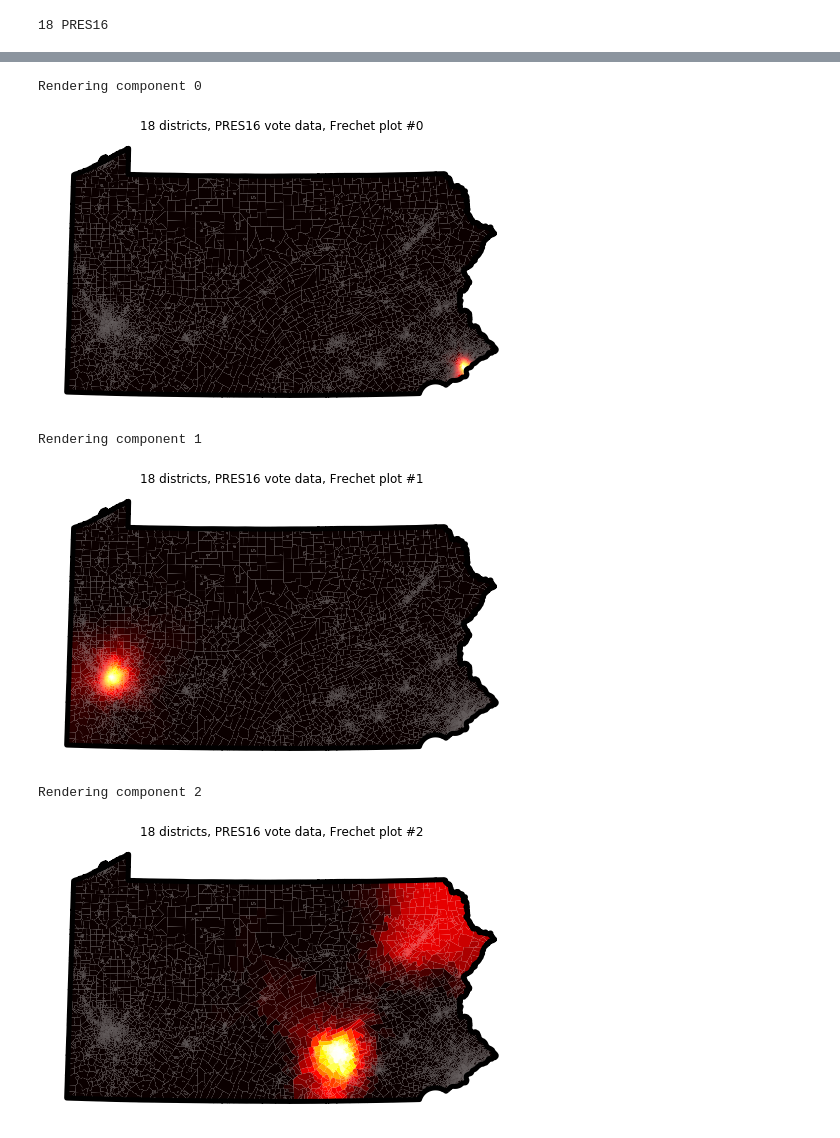
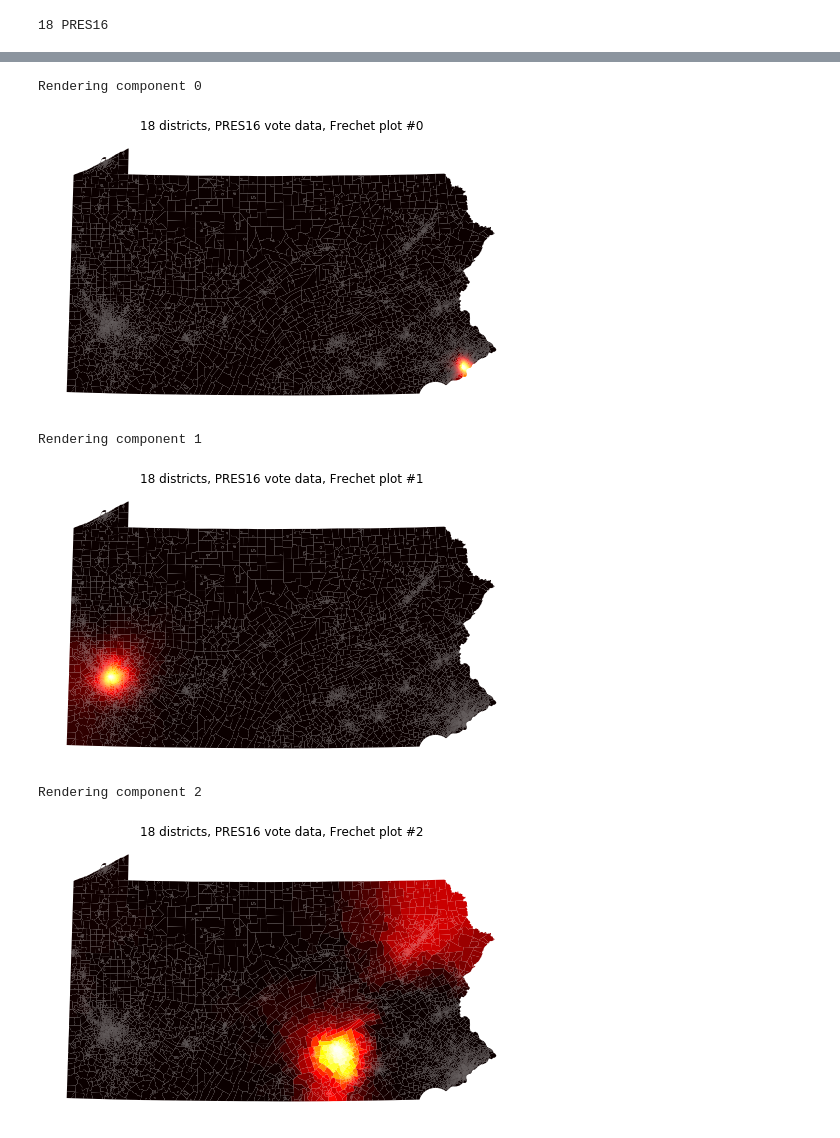
Before and after one commit to mggg/TDA-redistricting, a Jupyter notebook: make_graphics.ipynb, the cells around one changed output, grey strips where cells are left out. Cells and saved outputs as stored; diff of their text form; code cells hidden in the pictures.

```diff
--- a/make_graphics.ipynb
+++ b/make_graphics.ipynb
@@ -200,8 +109,7 @@ for k in [18]:
 for k in [18]:
     for e in ["PRES16"]:
         X, Y = [], []
-        PDs = storePDs[k]
-
+        PDs = storePDs[e][k]
         for PD in PDs:
             X.extend([x[0] for x in PD])
             Y.extend([x[1] for x in PD])
@@ -209,7 +117,7 @@ for k in [18]:
         fig = plt.figure(figsize=(5,5))
         ax = plt.gca()
         ax.scatter(X, Y, c="gray", s=4)
-        ax.scatter([m[0] for m in meanPDs[k]], [m[1] for m in meanPDs[k]], s=100, c='red')
+        ax.scatter([m[0] for m in meanPDs[e][k]], [m[1] for m in meanPDs[e][k]], s=100, c='red')
         plt.xlim(0,1)
         plt.ylim(0,1.1)
         plt.subplots_adjust(left=0, right=1, top=1, bottom=0)
@@ -221,19 +132,19 @@ for k in [18]:
 # %%
-#by matched Frechet point
+#Frechet point plots
 for k in [18]:
     for e in ["PRES16"]:
         PDs = []
-        for PD in storePDs[k]:
-            pd = match_Hungarian(PD, meanPDs[k])
+        for PD in storePDs[e][k]:
+            pd = tdar.match_Hungarian(PD, meanPDs[e][k])
             PDs.append(pd)
-        for r in range(len(meanPDs[k])):
+        for r in range(len(meanPDs[e][k])):
             nontrivialpoints = [PD[r] for PD in PDs if PD[r] not in [None, 'd']]
             X = [x[0] for x in nontrivialpoints]
             Y = [x[1] for x in nontrivialpoints]
             fig = plt.figure(figsize=(5,5))
             ax = plt.gca()
             ax.scatter(X, Y, c="black", s=2)
-            ax.scatter([meanPDs[k][r][0]], [meanPDs[k][r][1]], s=30, c='red')
+            ax.scatter([meanPDs[e][k][r][0]], [meanPDs[e][k][r][1]], s=30, c='red')
             plt.xlim(0,1)
             plt.ylim(0,1.1)
             plt.plot([0,1],[0,1],linestyle='dashed',c='gray')
@@ -256,13 +168,16 @@ for k in [18]:
     ax.set_title("Frechet means of different elections")
     graphs = pickle.load(open(folder+"/graphs"+str(k)+".p", "rb"))
     for e in election_names:
+        print(e, end=" ")
         PDs = []
         for g in graphs[e]:
-            PD = bottleneck_distance.persistence_diagram_from_graph(g[0], g[1])
+            PD = tdar.persistence_diagram_from_graph(g[0], g[1])
             PD[-1] = (PD[-1][0], 10000)
             PDs.append(PD)
-        meanPD = Frechet_mean(PDs)
+        meanPD = tdar.Frechet_mean(PDs)
         meanPD[-1] = (meanPD[-1][0], 1)
+        meanPD = sorted(meanPD, key=lambda x:x[1]-x[0],reverse=True)
+        meanPDs[e][k] = meanPD.copy()
         ax.scatter(
             [m[0] for m in meanPD],
             [m[1] for m in meanPD],
@@ -282,44 +199,43 @@ for k in [18]:
     allparts[k] = pickle.load(open(folder+"/parts"+str(k)+".p", "rb"))
     allgraphs[k] = pickle.load(open(folder+"/graphs" +str(k)+ ".p", "rb"))
 # %%
-#plot geographic heat maps for each Frechet plot -- may also take a while to run
+#this may take a while...
 for k in [18]:
     asses = allparts[k]
     unrankedparts = [
         Partition(graph, x, myupdaters) for x in asses
     ]
     for e in ["PRES16"]:
         rankedparts = [
-            bottleneck_distance.relabel_by_dem_vote_share(x, x[e]) for x in unrankedparts
+            tdar.relabel_by_dem_vote_share(x, x[e]) for x in unrankedparts
         ]
         #get persistence diagrams matched to means
         PDs = []
-        for PD in storePDs[k]:
-            pd = match_Hungarian(PD, meanPDs[k])
+        for PD in storePDs[e][k]:
+            pd = tdar.match_Hungarian(PD, meanPDs[e][k])
             PDs.append(pd)
         #plot on map
-        for r in range(len(meanPDs[k])):
+        for r in range(len(meanPDs[e][k])):
             print("Rendering component %d"%r)
-            incomp = np.zeros(len(graph.nodes))
+            incomp = np.zeros(len(graph.nodes)) #track how often each unit is in a birth district
             for i, (part, PD) in enumerate(zip(rankedparts, PDs)):
                 if PD[r] not in [None, 'd']:
                     birth, death = PD[r][0], PD[r][1]
-                    for n in graph.nodes:
-                        #add one to node if it's in the birth district
-                        dvote = sorted(part[e].percents("Democratic"))[part.assignment[n]]
-                        if 1e-7 > abs(dvote - (1-birth)):
-                            incomp[n] += 1
+                    birth_district = np.argmin(
+                        [np.abs((1-birth)-(x)) for x in sorted(part[e].percents('Democratic'))]
+                    )
+                    this_incomp = [int(x in part.parts[birth_district]) for x in graph.nodes]
+                    incomp += np.array(this_incomp)
             gdf["incomp"] = incomp
             smallfig, smallax = plt.subplots(1,1,figsize=(10,5))
             gdf.plot(column="incomp", cmap="hot", ax=smallax)
-            wholestate.boundary.plot(ax=smallax, linewidth=5, edgecolor="black")
             smallax.axis('off')
             smallax.set_title("{} districts, {} vote data, Frechet plot #{}".format(k,e,r))
             plt.show()
 # %% [output]
 Rendering component 0
-[figure, old version]
+[figure, new version]
 Rendering component 1
-[figure, old version]
+[figure, new version]
 Rendering component 2
-[figure, old version]
+[figure, new version]
```
Also changed, not shown: parts of 22 cells of this notebook, 1 other file.
